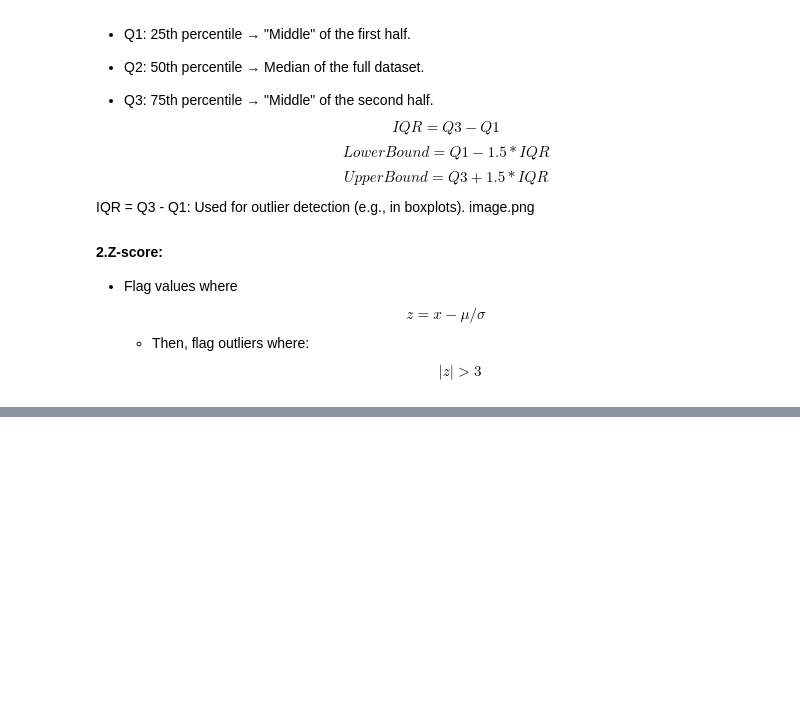
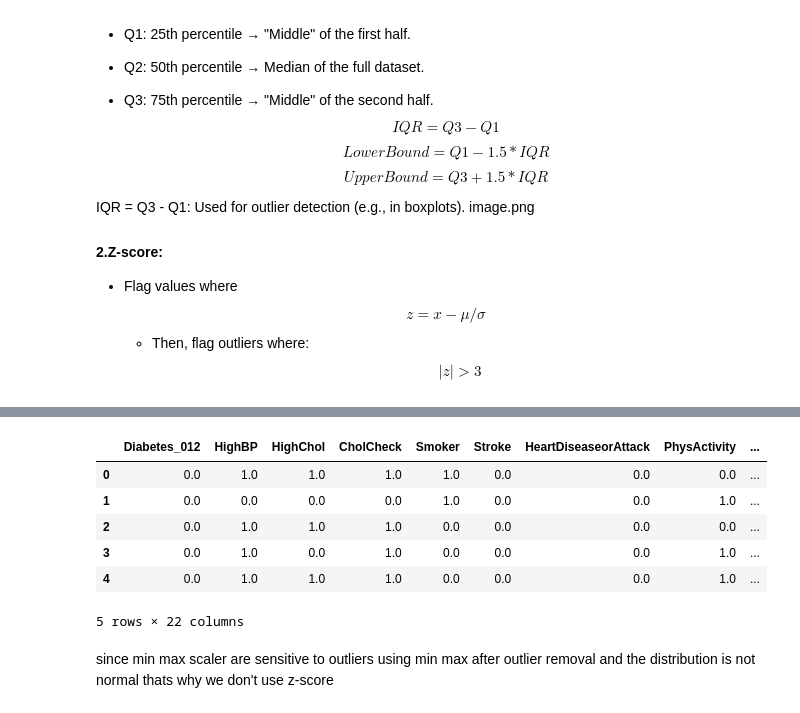
Before and after one commit to michael-099/iCogLabs-training-tasks, a Jupyter notebook: Exploratory Data Analysis (EDA)/Diabetes Health Indicators EDA/diabetes_health_EDA.ipynb, the cells around one changed output, grey strips where cells are left out. Saved outputs shown, nothing was run; the diff lists cells and outputs as text; code cells hidden in the pictures; blank space fills up the shorter version.

```diff
--- a/Exploratory Data Analysis (EDA)/Diabetes Health Indicators EDA/diabetes_health_EDA.ipynb
+++ b/Exploratory Data Analysis (EDA)/Diabetes Health Indicators EDA/diabetes_health_EDA.ipynb
@@ -159,0 +224,5 @@ IQR = Q3 - Q1: Used for outlier detection (e.g., in boxplots). image.png
+# %%
+scaler = RobustScaler()
+scaled_data = scaler.fit_transform(df[['BMI', 'MentHlth', 'PhysHlth']])
+scaled_df =  pd.DataFrame(scaled_data, columns=['BMI', 'MentHlth', 'PhysHlth'])
+scaled_df.head()
@@ -159,0 +236,14 @@ IQR = Q3 - Q1: Used for outlier detection (e.g., in boxplots). image.png
+# %%
+df2 = df.drop(['BMI', 'MentHlth', 'PhysHlth'], axis=1)
+df_robust = pd.concat([df2, scaled_df], axis=1)
+df_robust.head()
+# %% [output]
+|  | Diabetes_012 | HighBP | HighChol | CholCheck | Smoker | Stroke | HeartDiseaseorAttack | PhysActivity | ... |
+| 0 | 0.0 | 1.0 | 1.0 | 1.0 | 1.0 | 0.0 | 0.0 | 0.0 | ... |
+| 1 | 0.0 | 0.0 | 0.0 | 0.0 | 1.0 | 0.0 | 0.0 | 1.0 | ... |
+| 2 | 0.0 | 1.0 | 1.0 | 1.0 | 0.0 | 0.0 | 0.0 | 0.0 | ... |
+| 3 | 0.0 | 1.0 | 0.0 | 1.0 | 0.0 | 0.0 | 0.0 | 1.0 | ... |
+| 4 | 0.0 | 1.0 | 1.0 | 1.0 | 0.0 | 0.0 | 0.0 | 1.0 | ... |
+5 rows × 22 columns
+# %% [markdown]
+since min max scaler are sensitive to outliers using min max after outlier removal  and the distribution is not normal thats why we don't use z-score
```
Also changed, not shown: parts of 12 cells of this notebook, 1 other file.
